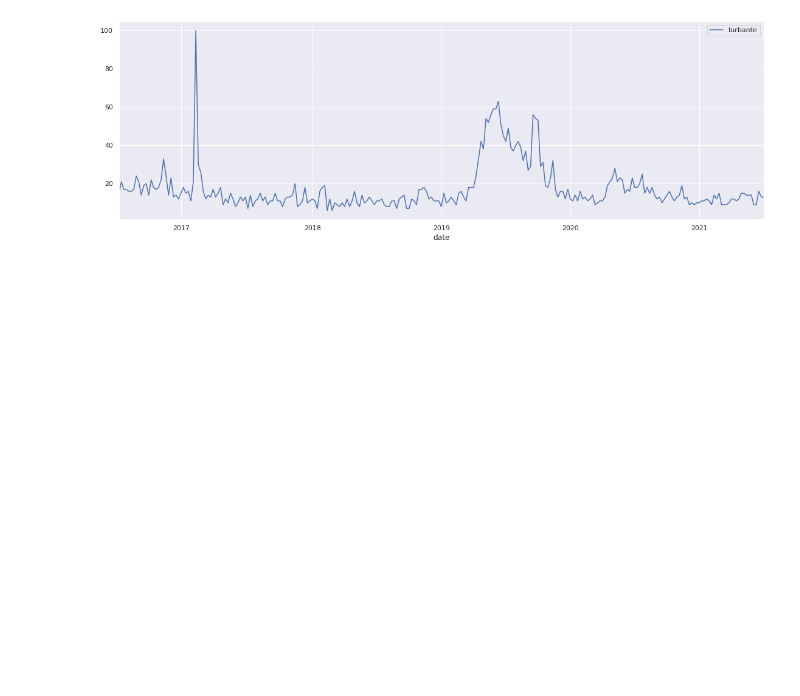
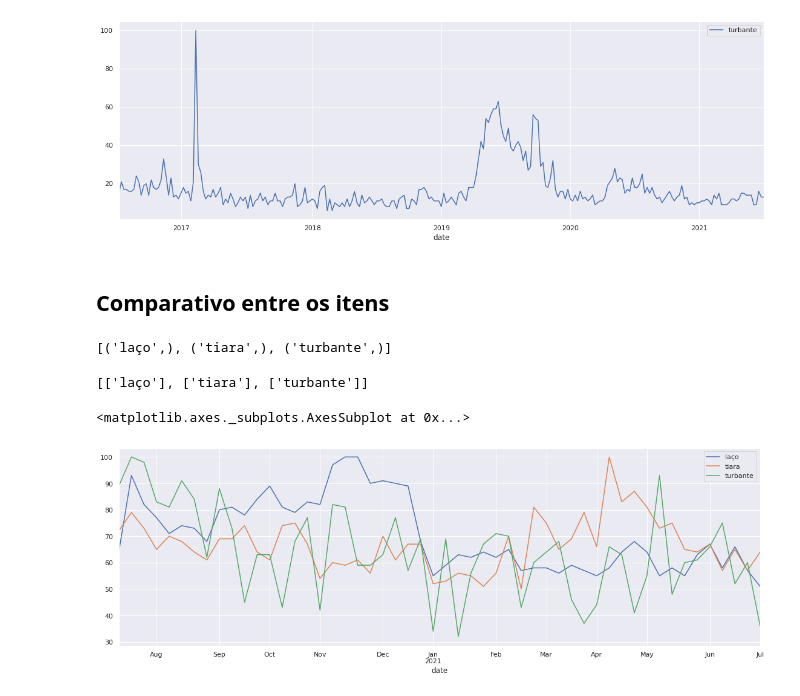
Before and after one commit to jamesgilbs/portifolio, a Jupyter notebook: SEO/GoogleTrends.ipynb, the cells around one changed output. Saved outputs shown, nothing was run; the diff lists cells and outputs as text; code cells hidden in the pictures; blank space fills up the shorter version.

```diff
--- a/SEO/GoogleTrends.ipynb
+++ b/SEO/GoogleTrends.ipynb
@@ -115,3 +142,32 @@ interest_over_time_df[interest_over_time_df.index>=datetime(2016,1,1)]\
 # %% [output]
 <matplotlib.axes._subplots.AxesSubplot at 0x...>
 [figure]
+# %% [markdown]
+## Comparativo entre os itens
+# %%
+kw_list = ['laço', 'tiara', 'turbante']
+kw_group = list(zip(*[iter(kw_list)]*1))
+print(kw_group)
+# %% [output]
+[('laço',), ('tiara',), ('turbante',)]
+# %%
+kw_grplist = [list(x) for x in kw_group]
+print(kw_grplist)
+# %% [output]
+[['laço'], ['tiara'], ['turbante']]
+# %%
+trendshow = TrendReq(hl='pt-BR', tz=360)
+dict = {}
+i = 0
+for kw in kw_grplist:
+    trendshow.build_payload(kw, timeframe = 'today 12-m', geo='BR')
+    dict[i] = trendshow.interest_over_time()
+    i += 1
+
+trendframe = pd.concat(dict, axis=1)
+trendframe.columns = trendframe.columns.droplevel(0)
+trendframe = trendframe.drop('isPartial', axis = 1)
+trendframe.plot(kind='line', stacked=False, figsize=(19,6))
+# %% [output]
+<matplotlib.axes._subplots.AxesSubplot at 0x...>
+[figure, added]
```
Also changed, not shown: parts of 13 cells of this notebook.
